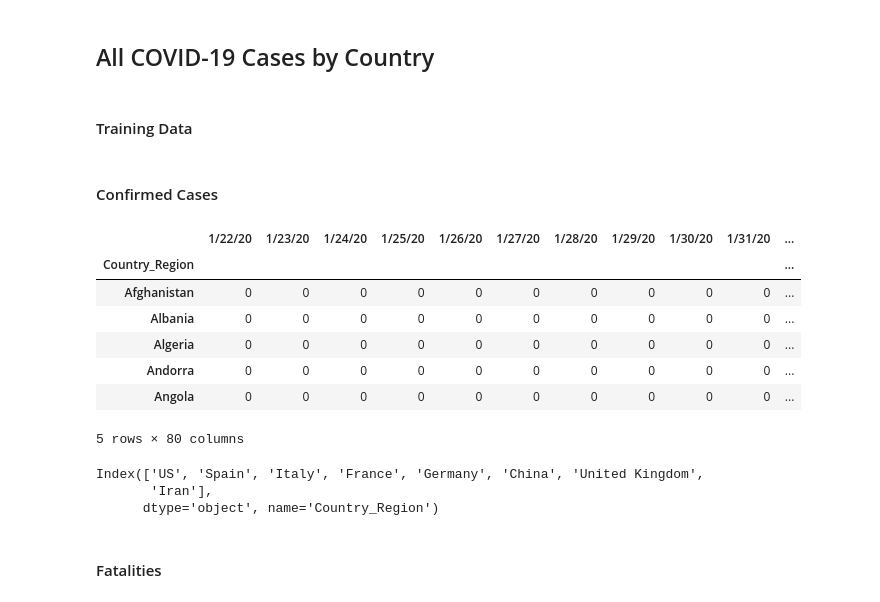
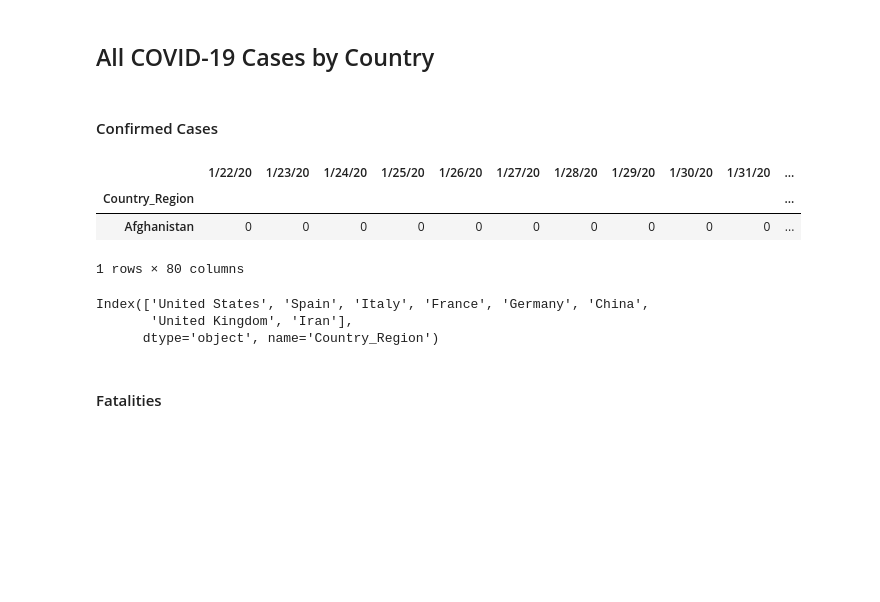
Before and after one commit to ellemonke/COVID-19, a Jupyter notebook: static/resources/cases/all.ipynb, the cells around one changed output. Drawn from its saved outputs; the diff is of its cells as text; code cells hidden in the pictures; blank space fills up the shorter version.

```diff
--- a/static/resources/cases/all.ipynb
+++ b/static/resources/cases/all.ipynb
@@ -4,26 +4,32 @@
 import pandas as pd
 import numpy as np
 import os
-# %% [markdown]
-#### Training Data
+# %%
+# Specific to JHCSSE data
+def clean_data(file):
+    df = pd.read_csv(file)
+    df = df.drop(['Lat','Long','Province/State'], axis=1)
+    df.rename(columns={'Country/Region': 'Country_Region'}, inplace = True)
+    df = df.groupby('Country_Region').sum()
+    df.rename(index={'US':'United States',
+        'Taiwan*':'Taiwan',
+        'Korea, South':'South Korea',
+        'Congo (Brazzaville)':'Congo',
+        'Congo (Kinshasa)':'Democratic Republic of Congo',
+        'Czechia':'Czech Republic',
+        'Gambia, The':'Gambia',},inplace=True)
+    return df
 # %% [markdown]
 #### Confirmed Cases
 # %%
 # All Countries
-confirmed_df = pd.read_csv('https://raw.githubusercontent.com/CSSEGISandData/COVID-19/master/csse_covid_19_data/csse_covid_19_time_series/time_series_covid19_confirmed_global.csv')
-confirmed_df = confirmed_df.drop(['Lat','Long','Province/State'], axis=1)
-confirmed_df.rename(columns={'Country/Region': 'Country_Region'}, inplace = True)
-confirmed_df = confirmed_df.groupby('Country_Region').sum()
-confirmed_df.head()
+confirmed_df = clean_data('https://raw.githubusercontent.com/CSSEGISandData/COVID-19/master/csse_covid_19_data/csse_covid_19_time_series/time_series_covid19_confirmed_global.csv')
+confirmed_df.head(1)
 # %% [output]
 |  | 1/22/20 | 1/23/20 | 1/24/20 | 1/25/20 | 1/26/20 | 1/27/20 | 1/28/20 | 1/29/20 | 1/30/20 | 1/31/20 | ... |
 | Country_Region |  |  |  |  |  |  |  |  |  |  | ... |
 | Afghanistan | 0 | 0 | 0 | 0 | 0 | 0 | 0 | 0 | 0 | 0 | ... |
-| Albania | 0 | 0 | 0 | 0 | 0 | 0 | 0 | 0 | 0 | 0 | ... |
-| Algeria | 0 | 0 | 0 | 0 | 0 | 0 | 0 | 0 | 0 | 0 | ... |
-| Andorra | 0 | 0 | 0 | 0 | 0 | 0 | 0 | 0 | 0 | 0 | ... |
-| Angola | 0 | 0 | 0 | 0 | 0 | 0 | 0 | 0 | 0 | 0 | ... |
-5 rows × 80 columns
+1 rows × 80 columns
 # %%
 # Top Countries
 n = 8
@@ -31,8 +37,8 @@ last_day = confirmed_df.columns[-1]
 top_confirmed_df = confirmed_df.nlargest(n, last_day)
 top_confirmed_df.index
 # %% [output]
-Index(['US', 'Spain', 'Italy', 'France', 'Germany', 'China', 'United Kingdom',
-       'Iran'],
+Index(['United States', 'Spain', 'Italy', 'France', 'Germany', 'China',
+       'United Kingdom', 'Iran'],
       dtype='object', name='Country_Region')
 # %% [markdown]
 #### Fatalities
```
Also changed, not shown: parts of 10 cells of this notebook, 31 other files.
